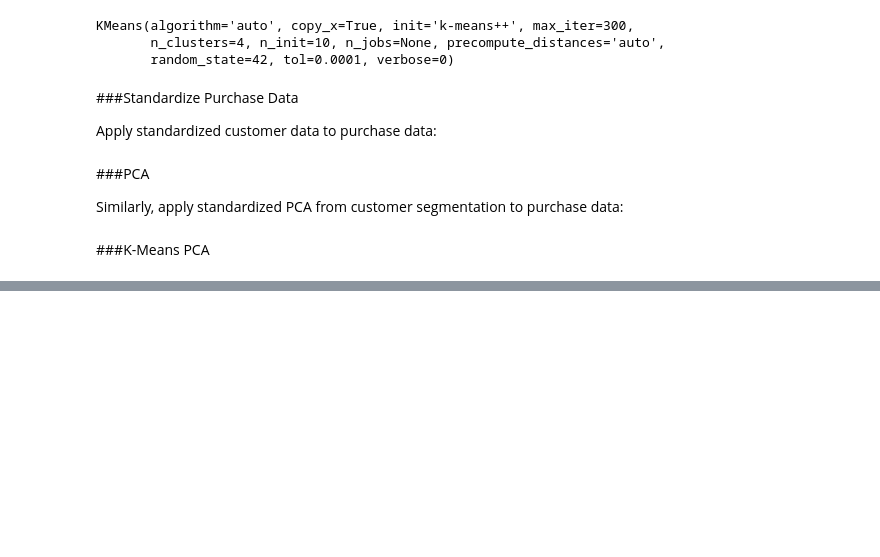
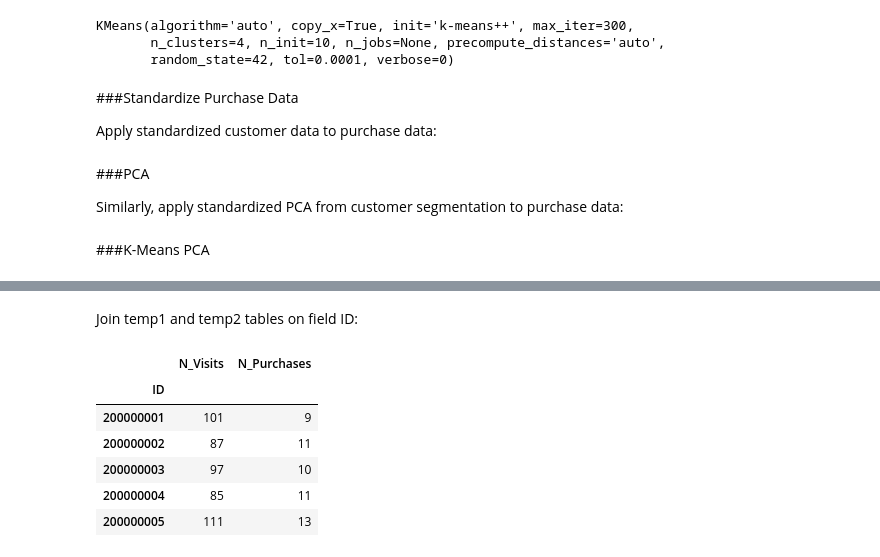
Before and after one commit to mihnguyen/udemy-customer-analytics, a Jupyter notebook: purchase-prediction/notebook_Purchase_Prediction.ipynb, the cells around one changed output, grey strips where cells are left out. Cells and saved outputs as stored; diff of their text form; code cells hidden in the pictures; blank space fills up the shorter version.

```diff
--- a/purchase-prediction/notebook_Purchase_Prediction.ipynb
+++ b/purchase-prediction/notebook_Purchase_Prediction.ipynb
@@ -116,0 +190,13 @@ df_purchase_predictors['Segment'] = purchase_segm_kmeans_pca # Add column Segmen
+# %% [markdown]
+Join temp1 and temp2 tables on field ID:
+# %%
+temp3 = temp1.join(temp2)
+temp3.head()
+# %% [output]
+|  | N_Visits | N_Purchases |
+| ID |  |  |
+| 200000001 | 101 | 9 |
+| 200000002 | 87 | 11 |
+| 200000003 | 97 | 10 |
+| 200000004 | 85 | 11 |
+| 200000005 | 111 | 13 |
```
Also changed, not shown: parts of 15 cells of this notebook.
